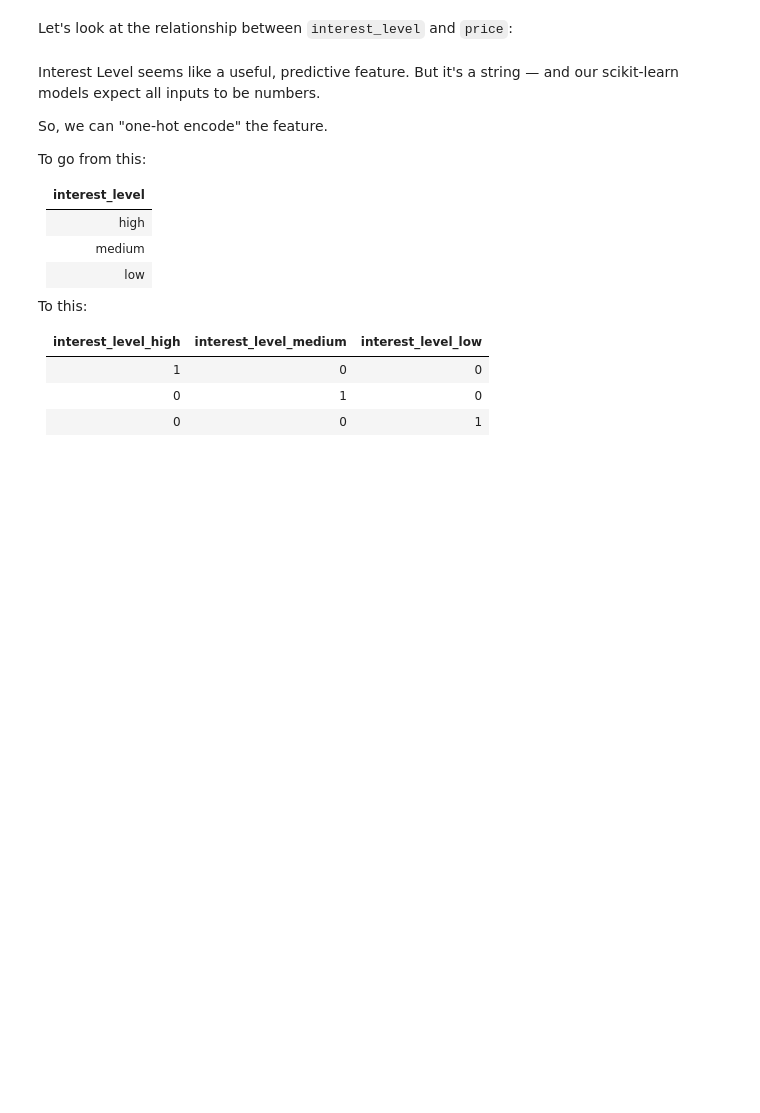
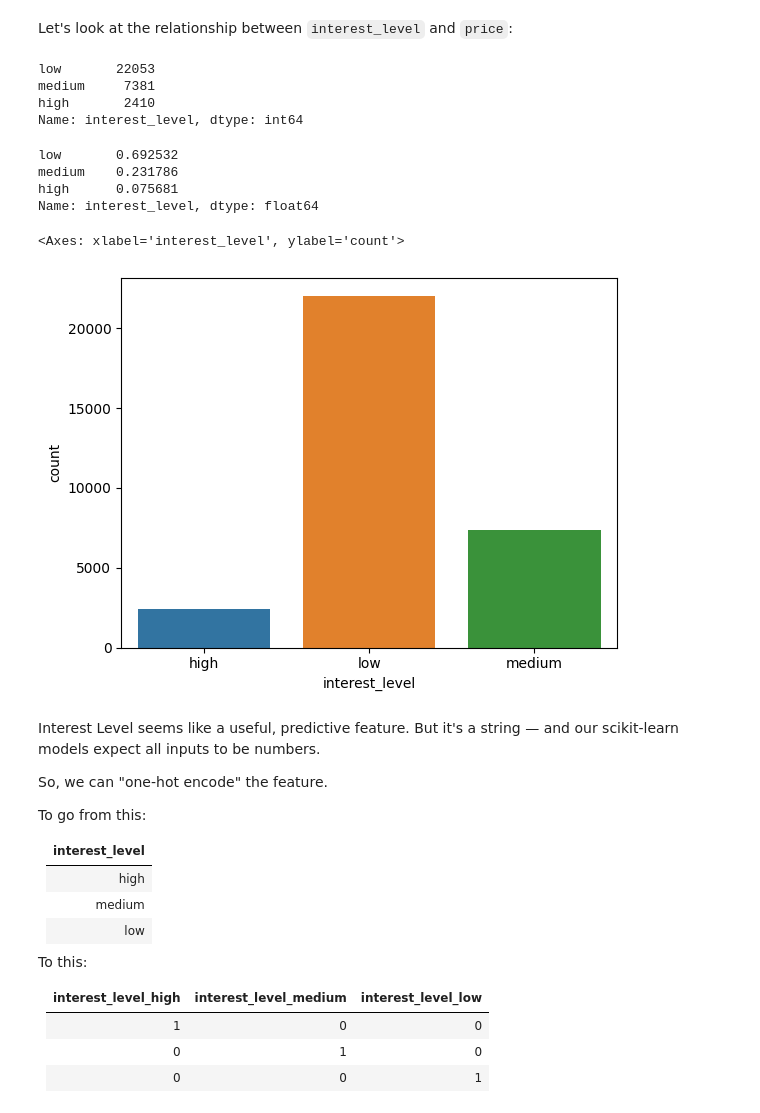
Before and after one commit to sikoh/DS-Linear-Models, a Jupyter notebook: Ridge-Regression/DS_RidgeRegression_Lecture_Notes_2.ipynb, the cells around one changed output. Drawn from its saved outputs; the diff is of its cells as text; code cells hidden in the pictures; blank space fills up the shorter version.

```diff
--- a/Ridge-Regression/DS_RidgeRegression_Lecture_Notes_2.ipynb
+++ b/Ridge-Regression/DS_RidgeRegression_Lecture_Notes_2.ipynb
@@ -72,3 +91,23 @@ Let's look at the relationship between `interest_level` and `price`:
+# %%
+train['interest_level'].value_counts()
+# %% [output]
+low       22053
+medium     7381
+high       2410
+Name: interest_level, dtype: int64
+# %%
+train['interest_level'].value_counts(normalize=True)
+# %% [output]
+low       0.692532
+medium    0.231786
+high      0.075681
+Name: interest_level, dtype: float64
+# %%
+import seaborn as sns
+sns.countplot(data=train, x='interest_level')
+# %% [output]
+<Axes: xlabel='interest_level', ylabel='count'>
+[figure, added]
 # %% [markdown]
 Interest Level seems like a useful, predictive feature. But it's a string — and our scikit-learn models expect all inputs to be numbers.
 
```
Also changed, not shown: parts of 13 cells of this notebook.
